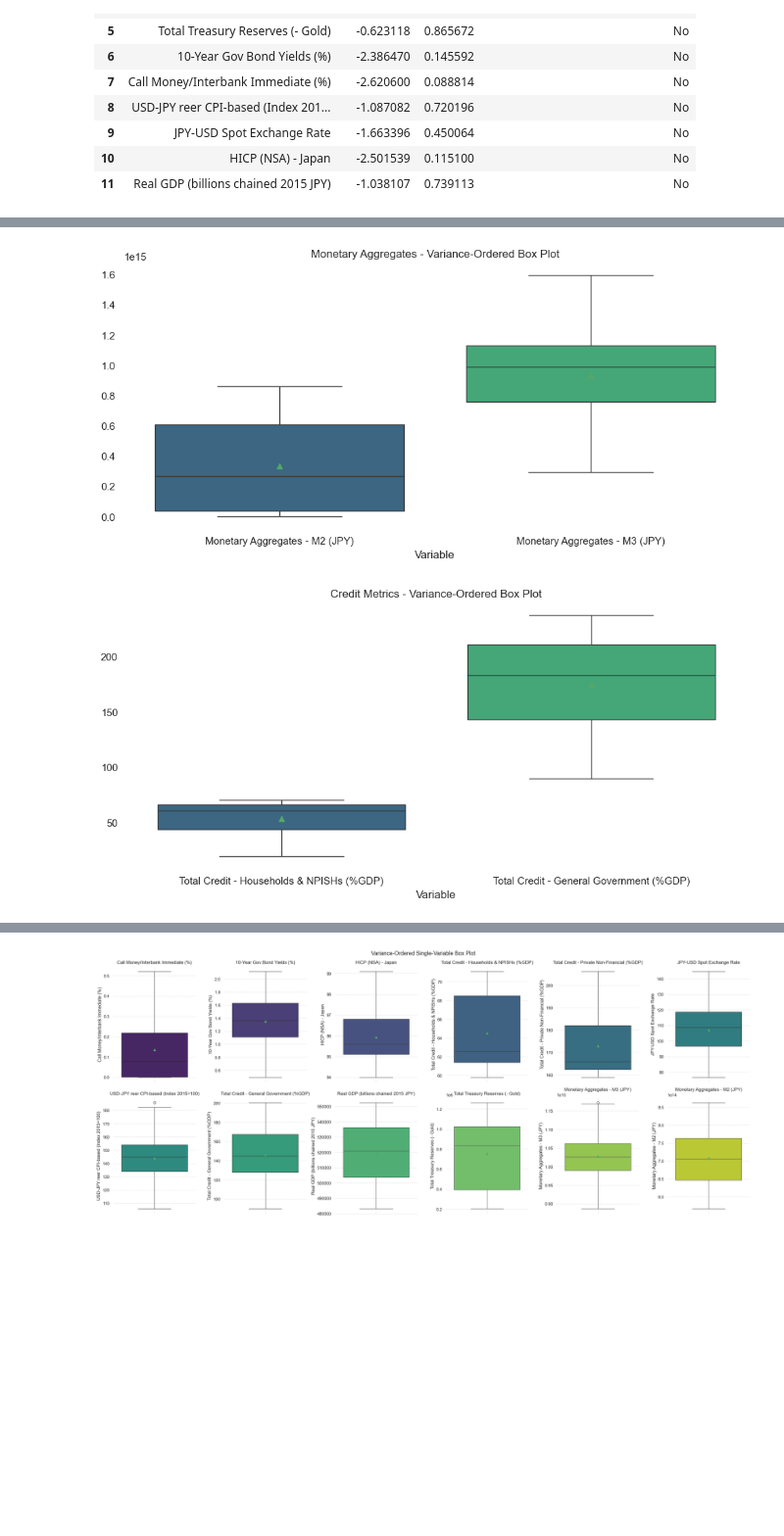
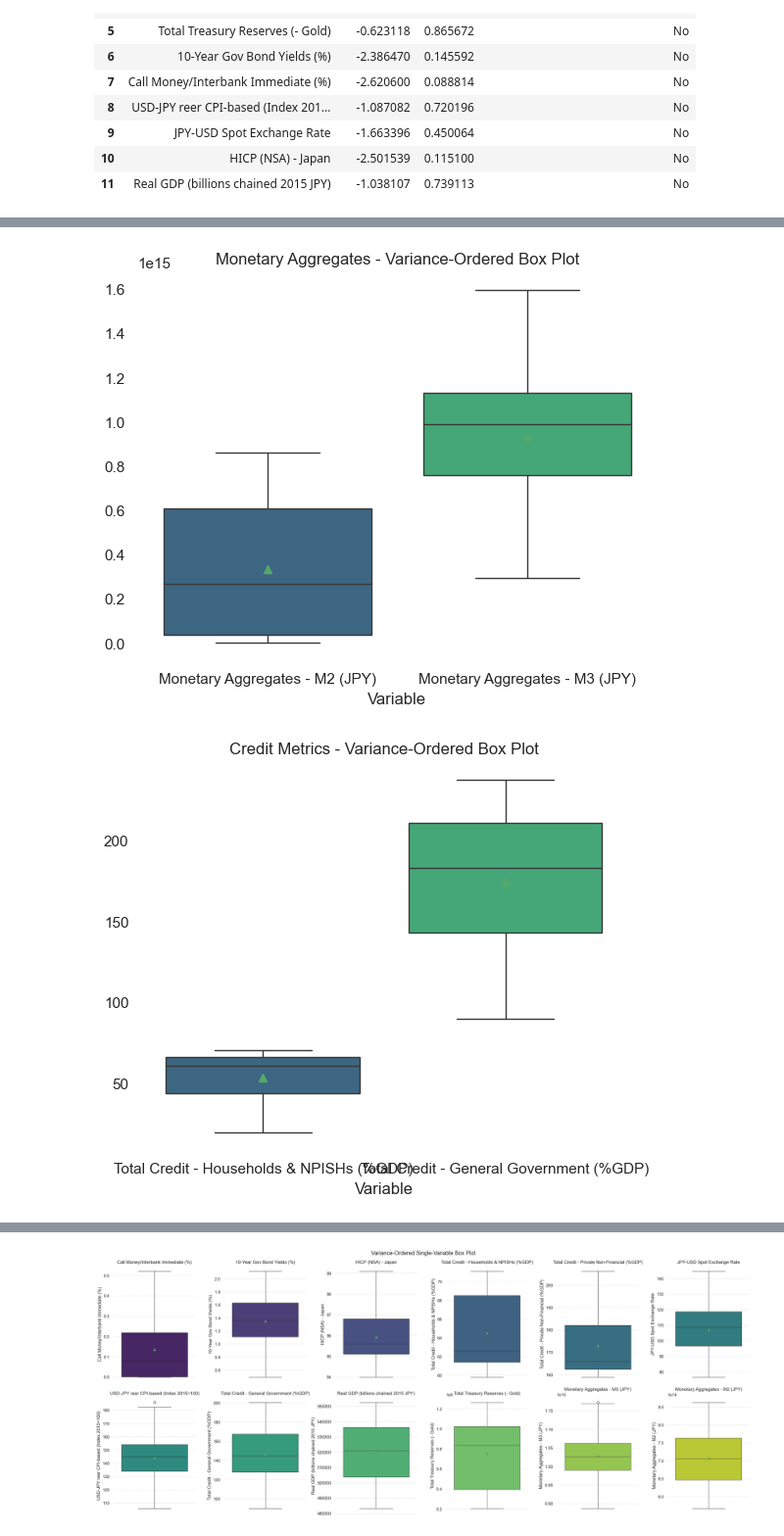
Before and after one commit to EliaLand/PVAR_japan_endogenous_money, a Jupyter notebook: Module2_stats_data_plotting.ipynb, the cells around one changed output, grey strips where cells are left out. Shown at 98% size. Cells and saved outputs as stored; diff of their text form; code cells hidden in the pictures; blank space fills up the shorter version.

```diff
--- a/Module2_stats_data_plotting.ipynb
+++ b/Module2_stats_data_plotting.ipynb
@@ -219,0 +328,4 @@ jp_pp_df
+# %%
+# Transformed df to csv
+jp_trans_df = trans_df.copy()
+jp_trans_df.to_csv("Data/Transformed/jp_trans_df.csv", index=False)
@@ -219,0 +409,20 @@ jp_pp_df
+# %%
+# Unit-root Testing - Phillips-Perron Test
+# (!!!) We need to initialize the results as empty list before execuding the test
+pp_results = []
+
+for col in jp_trans_numeric.columns:
+    series = jp_trans_numeric[col].dropna()
+
+# Phillips–Perron test
+# (!!!) From arch instead of stats.models is much smoother
+    test = PhillipsPerron(series)
+    pp_results.append({
+        "Variable": col,
+        "PP Statistic": test.stat,
+        "p-value": test.pvalue,
+        "Stationary - Absence of unit-root (HP1)": "Yes" if test.pvalue < 0.05 else "No"
+    })
+
+jp_pp_df = pd.DataFrame(pp_results)
+jp_pp_df
@@ -222,11 +443,0 @@ jp_pp_df
-# %%
-# Metrics clusters for plotting
-metrics_group = {
-    "Monetary Aggregates" : ["Monetary Aggregates - M2 (JPY)", "Monetary Aggregates - M3 (JPY)"],
-    "Credit Metrics" : ["Total Credit - General Government (%GDP)", "Total Credit - Households & NPISHs (%GDP)"],
-    "Reserves" : ["Total Treasury Reserves (- Gold)"],
-    "Monetary Policy Proxies (Yields)" : ["10-Year Gov Bond Yields (%)", "Call Money/Interbank Immediate (%)"],
-    "Exchange Rate" : ["USD-JPY reer CPI-based (Index 2015=100)", "JPY-USD Spot Exchange Rate"],
-    "Output-Trends": ["Real GDP (billions chained 2015 JPY)"],
-    "Consumption Prices": ["HICP (NSA) - Japan"]
-}
@@ -233,15 +530,9 @@ metrics_group = {
 # %%
 # Classic Variable Boxplot
 
-#/////////
-# Plotting
-#/////////
-
 # Metrics clusters loop
 for group in metrics_group:
-        df = jp_aggregated_df
-# (!!!) NaN cleaning
-        df = df.copy()
+        df = jp_aggregated_df.copy()
         df = df[metrics_group[group]]
 # We want to order variables by variance to be plugged in sns under the call "order"
 # (!!!) Do not call it stats or it will clashes with the library scipy.stats
@@ -265,33 +556,33 @@ for group in metrics_group:
 
 # We define the palette following past graphs design
         pal = sns.color_palette("viridis", n_colors=len(variable_order))
         palette_map = dict(zip(variable_order, pal))
 
 # Plot set-up
-        fig, ax = plt.subplots(figsize=(10, 5))
+        fig, ax = plt.subplots(figsize=(6, 5))
 
         sns.boxplot(
             data=long_df,
             x="Variable",
             y="Value",
             order=variable_order,
             hue="Variable",
             palette=palette_map,
             dodge=False,
             showmeans=True,
             ax=ax
         )
 
         ax.spines["top"].set_visible(False)
         ax.spines["right"].set_visible(False)
         ax.spines["left"].set_visible(False)
         ax.spines["bottom"].set_visible(False)
         ax.set_title(f"{group} - Variance-Ordered Box Plot")
         ax.set_xlabel("Variable")
         ax.set_ylabel("")
 
         plt.tight_layout()
         plt.show()
 # %% [output]
-[figure, old version]
+[figure, new version]
-[figure, old version]
+[figure, new version]
```
Also changed, not shown: parts of 15 cells of this notebook, 2 other files.
